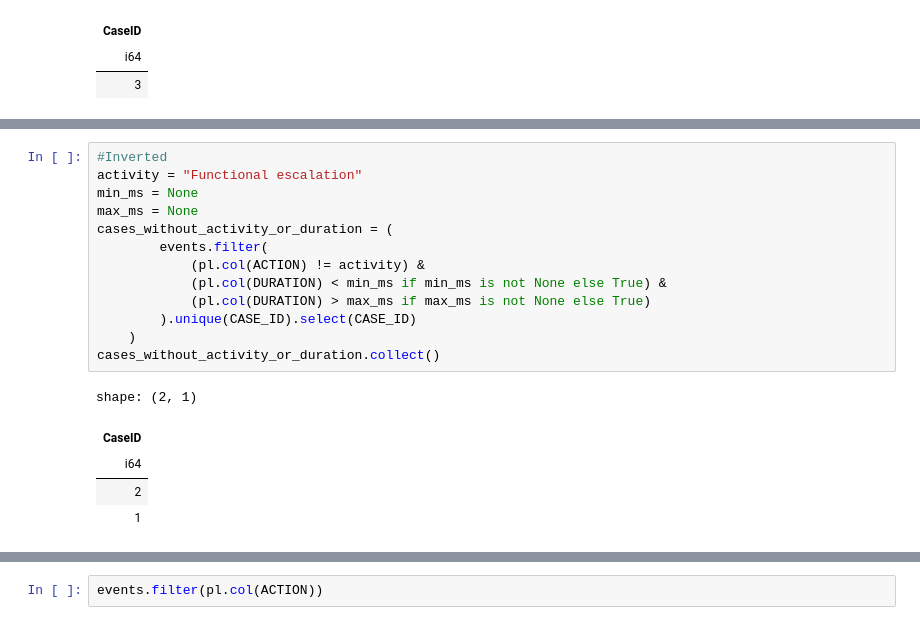
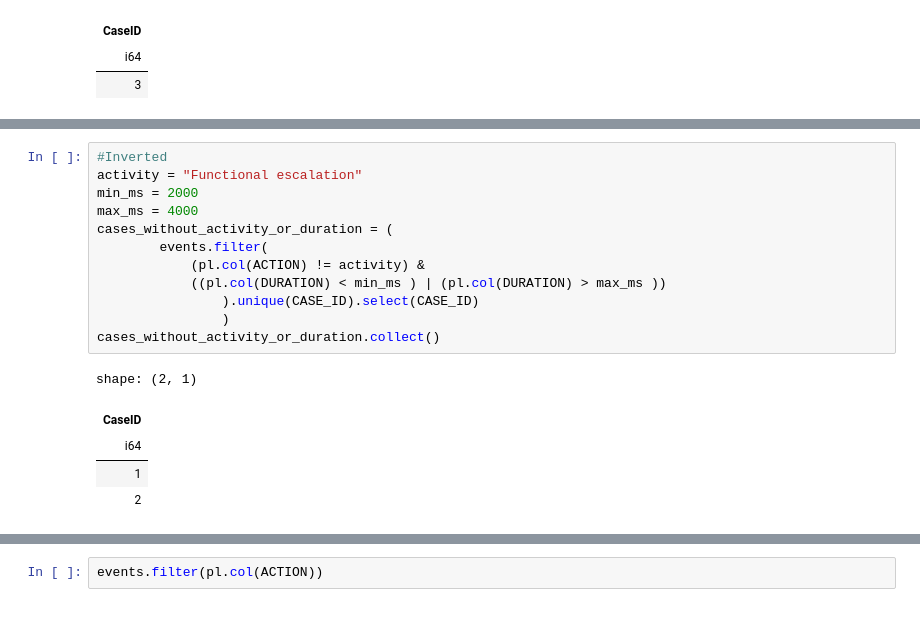
Before and after one commit to albertodiazdurana/learning_polars, a Jupyter notebook: experimenting.ipynb, the cells around one changed output, grey strips where cells are left out. Saved outputs shown, nothing was run; the diff lists cells and outputs as text.

```diff
--- a/experimenting.ipynb
+++ b/experimenting.ipynb
@@ -1008,19 +1018,18 @@ ok
 # %%
 #Inverted
 activity = "Functional escalation"
-min_ms = None
-max_ms = None
+min_ms = 2000
+max_ms = 4000
 cases_without_activity_or_duration = (
         events.filter(
             (pl.col(ACTION) != activity) &
-            (pl.col(DURATION) < min_ms if min_ms is not None else True) &
-            (pl.col(DURATION) > max_ms if max_ms is not None else True)
-        ).unique(CASE_ID).select(CASE_ID)
-    )
+            ((pl.col(DURATION) < min_ms ) | (pl.col(DURATION) > max_ms ))
+                ).unique(CASE_ID).select(CASE_ID)
+                )
 cases_without_activity_or_duration.collect()
 # %% [output]
 shape: (2, 1)
 | CaseID |
 | i64 |
+| 1 |
 | 2 |
-| 1 |
```
Also changed, not shown: parts of 16 cells of this notebook.
